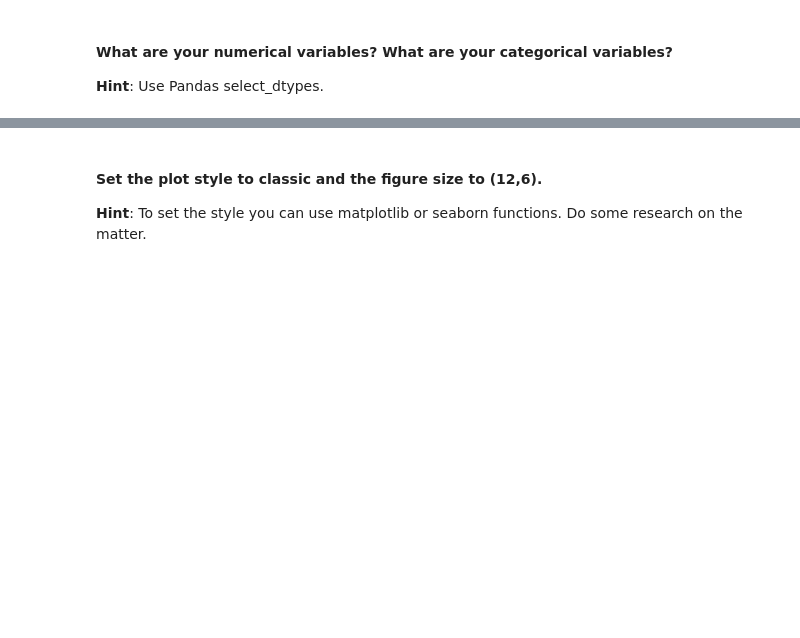
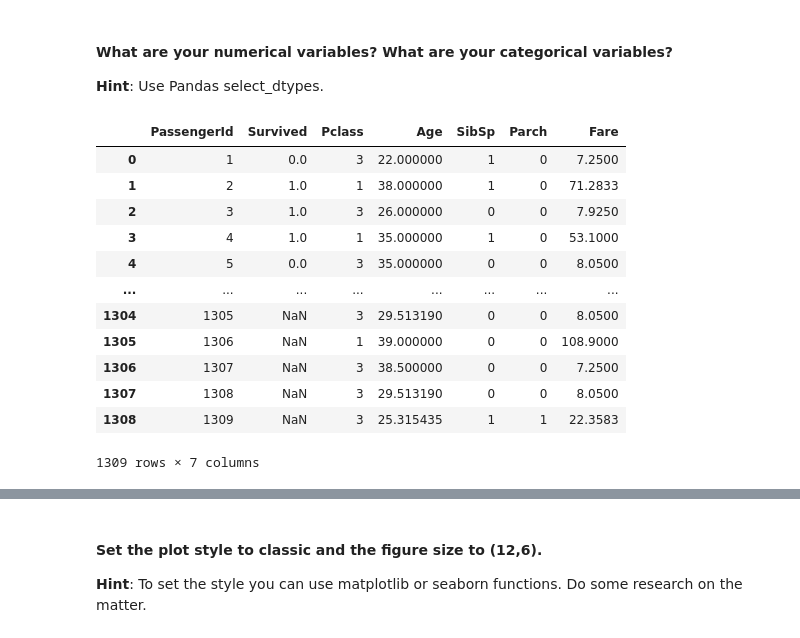
Before and after one commit to napoleonthevitzla/dataptmad1121_labs, a Jupyter notebook: module-2/matplotlib-seaborn/your-code/main.ipynb, the cells around one changed output, grey strips where cells are left out. Drawn from its saved outputs; the diff is of its cells as text; code cells hidden in the pictures; blank space fills up the shorter version.

```diff
--- a/module-2/matplotlib-seaborn/your-code/main.ipynb
+++ b/module-2/matplotlib-seaborn/your-code/main.ipynb
@@ -188,6 +212,21 @@ plt.savefig('../figures/work_or_weekend.png')
 # %%
 # NUMERICAL VARIABLES
 # your code here
+titanic.select_dtypes(include='number')
+# %% [output]
+|  | PassengerId | Survived | Pclass | Age | SibSp | Parch | Fare |
+| 0 | 1 | 0.0 | 3 | 22.000000 | 1 | 0 | 7.2500 |
+| 1 | 2 | 1.0 | 1 | 38.000000 | 1 | 0 | 71.2833 |
+| 2 | 3 | 1.0 | 3 | 26.000000 | 0 | 0 | 7.9250 |
+| 3 | 4 | 1.0 | 1 | 35.000000 | 1 | 0 | 53.1000 |
+| 4 | 5 | 0.0 | 3 | 35.000000 | 0 | 0 | 8.0500 |
+| ... | ... | ... | ... | ... | ... | ... | ... |
+| 1304 | 1305 | NaN | 3 | 29.513190 | 0 | 0 | 8.0500 |
+| 1305 | 1306 | NaN | 1 | 39.000000 | 0 | 0 | 108.9000 |
+| 1306 | 1307 | NaN | 3 | 38.500000 | 0 | 0 | 7.2500 |
+| 1307 | 1308 | NaN | 3 | 29.513190 | 0 | 0 | 8.0500 |
+| 1308 | 1309 | NaN | 3 | 25.315435 | 1 | 1 | 22.3583 |
+1309 rows × 7 columns
 # %%
 # CATEGORICAL VARIABLES
 # your code here
```
Also changed, not shown: parts of 9 cells of this notebook.
